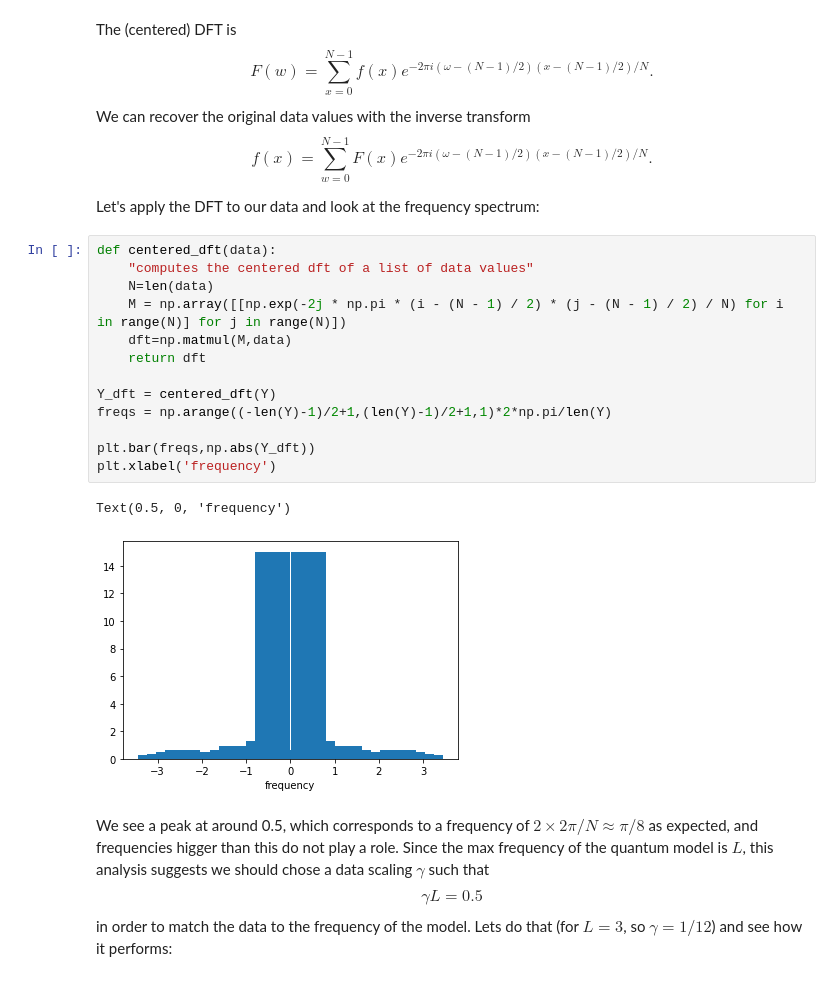
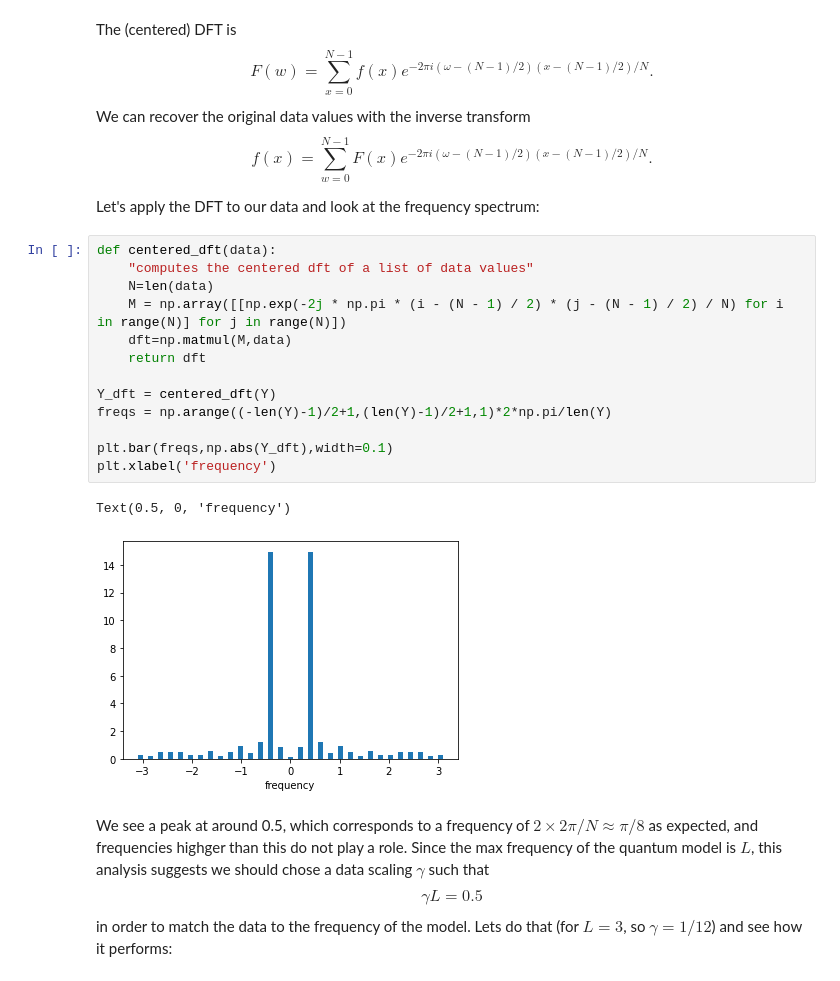
Before and after one commit to AlbertMitjans/hackweek, a Jupyter notebook: src/data_scaling_for_QML.ipynb, the cells around one changed output. Saved outputs shown, nothing was run; the diff lists cells and outputs as text.

```diff
--- a/src/data_scaling_for_QML.ipynb
+++ b/src/data_scaling_for_QML.ipynb
@@ -191,21 +194,21 @@ Let's apply the DFT to our data and look at the frequency spectrum:
 # %%
 def centered_dft(data):
     "computes the centered dft of a list of data values"
     N=len(data)
     M = np.array([[np.exp(-2j * np.pi * (i - (N - 1) / 2) * (j - (N - 1) / 2) / N) for i in range(N)] for j in range(N)])
     dft=np.matmul(M,data)
     return dft
 
 Y_dft = centered_dft(Y)
 freqs = np.arange((-len(Y)-1)/2+1,(len(Y)-1)/2+1,1)*2*np.pi/len(Y)
 
-plt.bar(freqs,np.abs(Y_dft))
+plt.bar(freqs,np.abs(Y_dft),width=0.1)
 plt.xlabel('frequency')
 # %% [output]
 Text(0.5, 0, 'frequency')
-[figure, old version]
+[figure, new version]
 # %% [markdown]
-We see a peak at around 0.5, which corresponds to a frequency of $2\times2\pi /N \approx \pi/8$ as expected, and frequencies higger than this do not play a role. Since the max frequency of the quantum model is $L$, this analysis suggests we should chose a data scaling $\gamma$ such that
+We see a peak at around 0.5, which corresponds to a frequency of $2\times2\pi /N \approx \pi/8$ as expected, and frequencies highger than this do not play a role. Since the max frequency of the quantum model is $L$, this analysis suggests we should chose a data scaling $\gamma$ such that
 $$\gamma L = 0.5$$
 in order to match the data to the  frequency of the model. Lets do that (for $L=3$, so $\gamma=1/12$) and see how it performs:
 # %%
```
Also changed, not shown: parts of 25 cells of this notebook.
